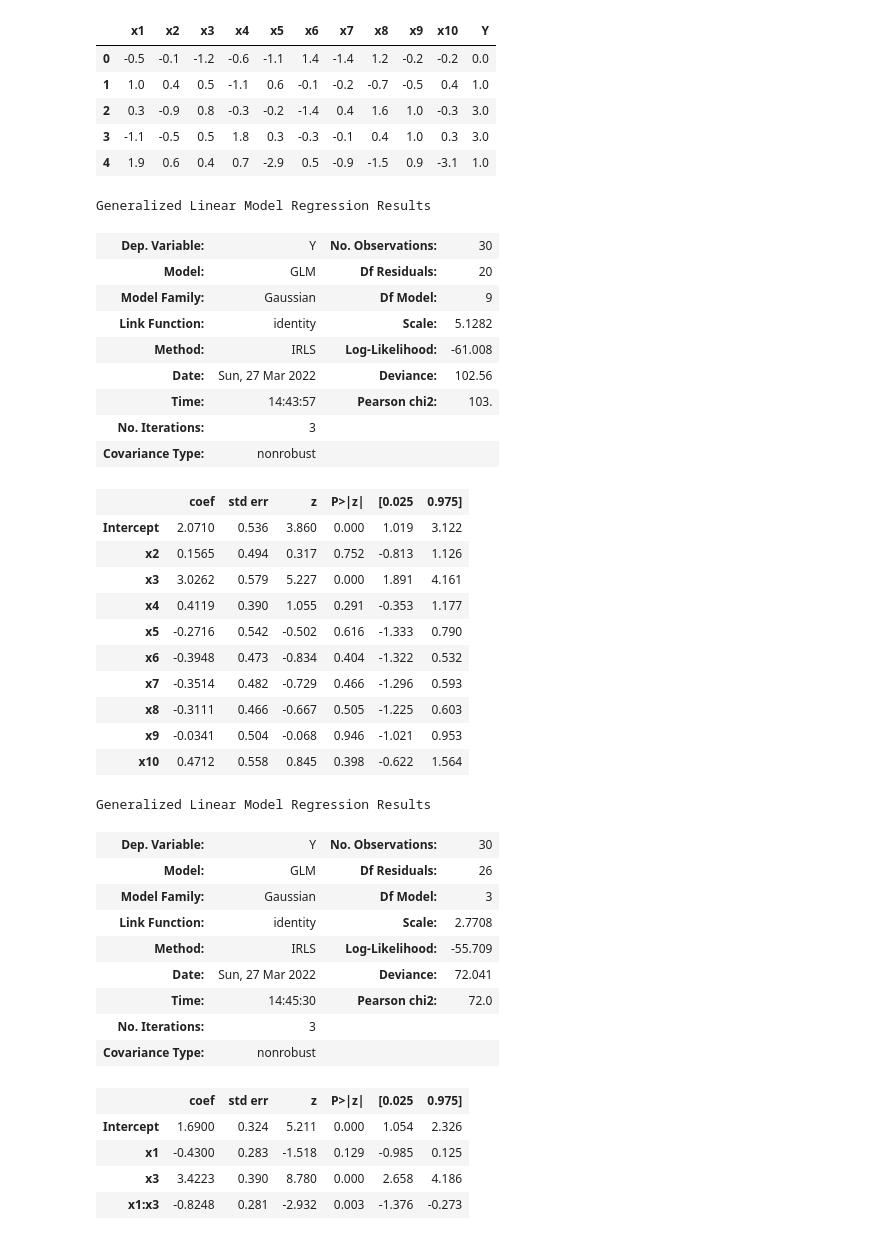
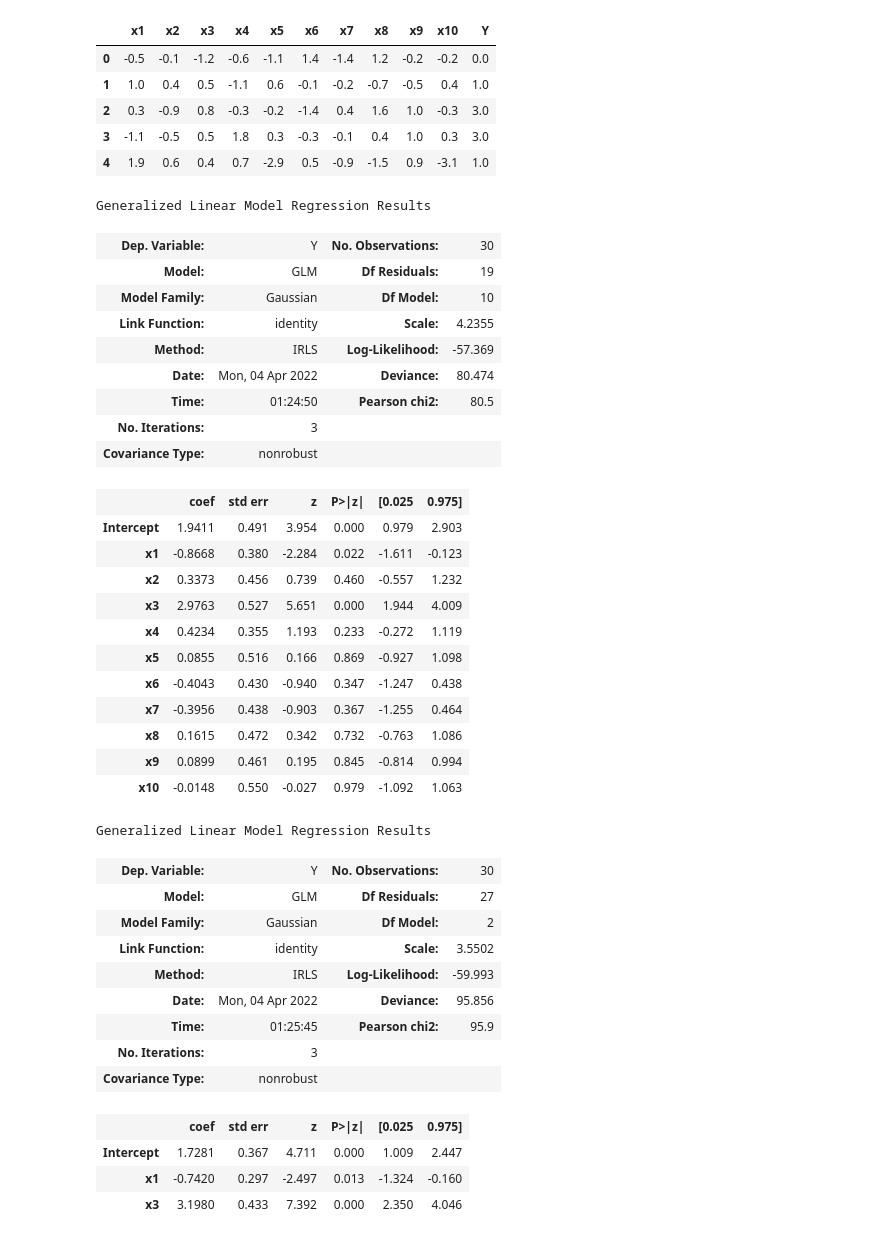
Before and after one commit to Alexuserx/Stats, a Jupyter notebook: Lab1/Stats_lab1.ipynb, the cells around one changed output. Saved outputs shown, nothing was run; the diff lists cells and outputs as text; code cells hidden in the pictures.

```diff
--- a/Lab1/Stats_lab1.ipynb
+++ b/Lab1/Stats_lab1.ipynb
@@ -918,48 +941,48 @@ sick.head()
 | 3 | -1.1 | -0.5 | 0.5 | 1.8 | 0.3 | -0.3 | -0.1 | 0.4 | 1.0 | 0.3 | 3.0 |
 | 4 | 1.9 | 0.6 | 0.4 | 0.7 | -2.9 | 0.5 | -0.9 | -1.5 | 0.9 | -3.1 | 1.0 |
 # %%
-string = 'Y ~ ' + reduce(lambda a, x: f'{a} + x{x}', range(1, 11))
+formula = 'Y ~ ' + ''.join([f'x{x} + ' for x in range(1, 11)]) + '1'
 
-model = GLM.from_formula(string, data=sick).fit()
+model = GLM.from_formula(formula, data=sick).fit()
 model.summary()
 # %% [output]
 Generalized Linear Model Regression Results
 | Dep. Variable: | Y | No. Observations: | 30 |
-| Model: | GLM | Df Residuals: | 20 |
-| Model Family: | Gaussian | Df Model: | 9 |
-| Link Function: | identity | Scale: | 5.1282 |
-| Method: | IRLS | Log-Likelihood: | -61.008 |
-| Date: | Sun, 27 Mar 2022 | Deviance: | 102.56 |
-| Time: | 14:43:57 | Pearson chi2: | 103. |
+| Model: | GLM | Df Residuals: | 19 |
+| Model Family: | Gaussian | Df Model: | 10 |
+| Link Function: | identity | Scale: | 4.2355 |
+| Method: | IRLS | Log-Likelihood: | -57.369 |
+| Date: | Mon, 04 Apr 2022 | Deviance: | 80.474 |
+| Time: | 01:24:50 | Pearson chi2: | 80.5 |
 | No. Iterations: | 3 |  |  |
 | Covariance Type: | nonrobust |  |  |
 |  | coef | std err | z | P>|z| | [0.025 | 0.975] |
-| Intercept | 2.0710 | 0.536 | 3.860 | 0.000 | 1.019 | 3.122 |
-| x2 | 0.1565 | 0.494 | 0.317 | 0.752 | -0.813 | 1.126 |
-| x3 | 3.0262 | 0.579 | 5.227 | 0.000 | 1.891 | 4.161 |
-| x4 | 0.4119 | 0.390 | 1.055 | 0.291 | -0.353 | 1.177 |
-| x5 | -0.2716 | 0.542 | -0.502 | 0.616 | -1.333 | 0.790 |
-| x6 | -0.3948 | 0.473 | -0.834 | 0.404 | -1.322 | 0.532 |
-| x7 | -0.3514 | 0.482 | -0.729 | 0.466 | -1.296 | 0.593 |
-| x8 | -0.3111 | 0.466 | -0.667 | 0.505 | -1.225 | 0.603 |
-| x9 | -0.0341 | 0.504 | -0.068 | 0.946 | -1.021 | 0.953 |
-| x10 | 0.4712 | 0.558 | 0.845 | 0.398 | -0.622 | 1.564 |
+| Intercept | 1.9411 | 0.491 | 3.954 | 0.000 | 0.979 | 2.903 |
+| x1 | -0.8668 | 0.380 | -2.284 | 0.022 | -1.611 | -0.123 |
+| x2 | 0.3373 | 0.456 | 0.739 | 0.460 | -0.557 | 1.232 |
+| x3 | 2.9763 | 0.527 | 5.651 | 0.000 | 1.944 | 4.009 |
+| x4 | 0.4234 | 0.355 | 1.193 | 0.233 | -0.272 | 1.119 |
+| x5 | 0.0855 | 0.516 | 0.166 | 0.869 | -0.927 | 1.098 |
+| x6 | -0.4043 | 0.430 | -0.940 | 0.347 | -1.247 | 0.438 |
+| x7 | -0.3956 | 0.438 | -0.903 | 0.367 | -1.255 | 0.464 |
+| x8 | 0.1615 | 0.472 | 0.342 | 0.732 | -0.763 | 1.086 |
+| x9 | 0.0899 | 0.461 | 0.195 | 0.845 | -0.814 | 0.994 |
+| x10 | -0.0148 | 0.550 | -0.027 | 0.979 | -1.092 | 1.063 |
 # %%
-model = GLM.from_formula('Y ~ x1 * x3', data=sick).fit()
+model = GLM.from_formula('Y ~ x1 + x3 + 1', data=sick).fit()
 model.summary()
 # %% [output]
 Generalized Linear Model Regression Results
 | Dep. Variable: | Y | No. Observations: | 30 |
-| Model: | GLM | Df Residuals: | 26 |
-| Model Family: | Gaussian | Df Model: | 3 |
-| Link Function: | identity | Scale: | 2.7708 |
-| Method: | IRLS | Log-Likelihood: | -55.709 |
-| Date: | Sun, 27 Mar 2022 | Deviance: | 72.041 |
-| Time: | 14:45:30 | Pearson chi2: | 72.0 |
+| Model: | GLM | Df Residuals: | 27 |
+| Model Family: | Gaussian | Df Model: | 2 |
+| Link Function: | identity | Scale: | 3.5502 |
+| Method: | IRLS | Log-Likelihood: | -59.993 |
+| Date: | Mon, 04 Apr 2022 | Deviance: | 95.856 |
+| Time: | 01:25:45 | Pearson chi2: | 95.9 |
 | No. Iterations: | 3 |  |  |
 | Covariance Type: | nonrobust |  |  |
 |  | coef | std err | z | P>|z| | [0.025 | 0.975] |
-| Intercept | 1.6900 | 0.324 | 5.211 | 0.000 | 1.054 | 2.326 |
-| x1 | -0.4300 | 0.283 | -1.518 | 0.129 | -0.985 | 0.125 |
-| x3 | 3.4223 | 0.390 | 8.780 | 0.000 | 2.658 | 4.186 |
-| x1:x3 | -0.8248 | 0.281 | -2.932 | 0.003 | -1.376 | -0.273 |
+| Intercept | 1.7281 | 0.367 | 4.711 | 0.000 | 1.009 | 2.447 |
+| x1 | -0.7420 | 0.297 | -2.497 | 0.013 | -1.324 | -0.160 |
+| x3 | 3.1980 | 0.433 | 7.392 | 0.000 | 2.350 | 4.046 |
```
Also changed, not shown: parts of 56 cells of this notebook.
